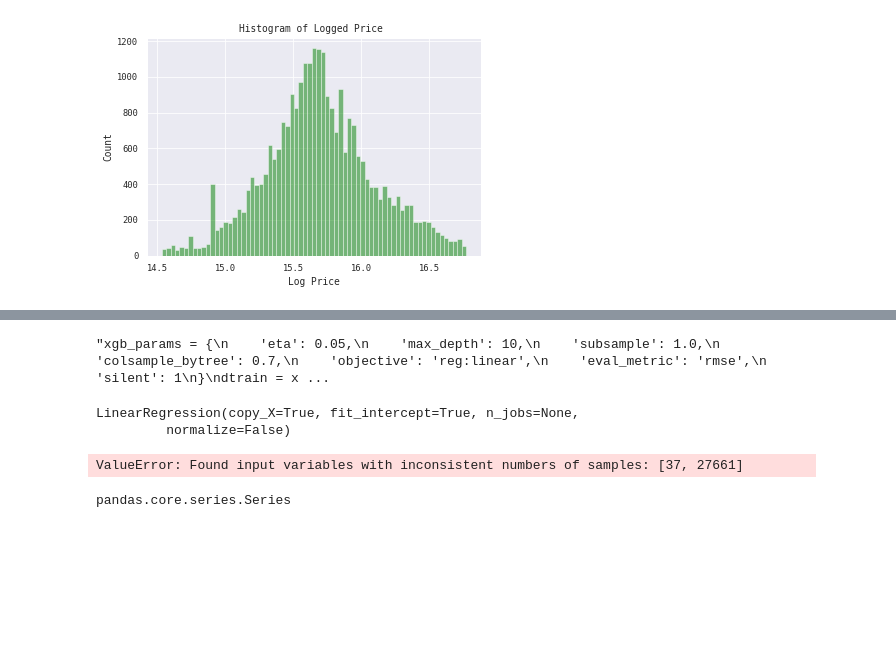
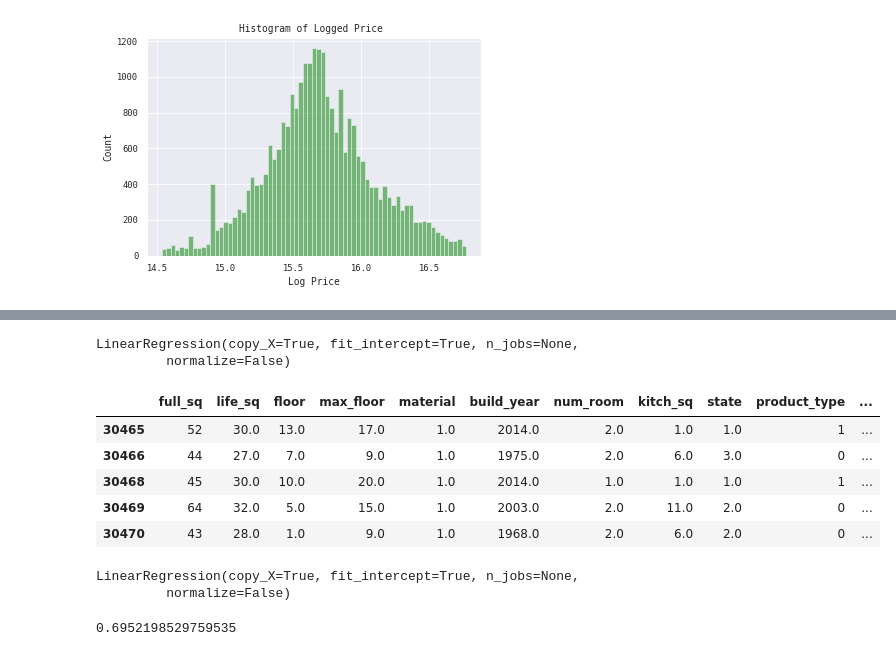
Before and after one commit to quedogf94/Spring2019_Project1, a Jupyter notebook: Goal_1.ipynb, the cells around one changed output, grey strips where cells are left out. Saved outputs shown, nothing was run; the diff lists cells and outputs as text; code cells hidden in the pictures; blank space fills up the shorter version.

Commit message:
Finally got the Linear Regression model to work, did more code cleanup.

```diff
--- a/Goal_1.ipynb
+++ b/Goal_1.ipynb
@@ -342,28 +339,9 @@ plt.show()
 # %%
 remove_list = ['cafe_sum_5000_max_price_avg','16_29_male', 'female_f','full_all', 'male_f','log_price']
 corr_target_f = [x for x in corr_target_f if x not in remove_list]
-# %%
-train_y = train_set.log_price.values
-#train_X = train_set.drop(["id", "timestamp", "price_doc", "log_price"], axis=1)
-train_X = [corr_target_f]
-'''xgb_params = {
-    'eta': 0.05,
-    'max_depth': 10,
-    'subsample': 1.0,
-    'colsample_bytree': 0.7,
-    'objective': 'reg:linear',
-    'eval_metric': 'rmse',
-    'silent': 1
-}
-dtrain = xgb.DMatrix(train_X, train_y, feature_names=train_X.columns.values)
-model = xgb.train(dict(xgb_params, silent=0), dtrain, num_boost_round=100)
-remain_num = 99'''
-#train_X
-#str(train_y.shape) + str(len(train_X))
-#corr_target.head
-#corr_target
-# %% [output]
-"xgb_params = {\n    'eta': 0.05,\n    'max_depth': 10,\n    'subsample': 1.0,\n    'colsample_bytree': 0.7,\n    'objective': 'reg:linear',\n    'eval_metric': 'rmse',\n    'silent': 1\n}\ndtrain = x ...
+# %%
+train_y = train_set.log_price.values
+train_X = train_set.drop(["id", "timestamp", "price_doc", "log_price"], axis=1)
 # %%
 reg = LinearRegression()
 reg
@@ -382,8 +351,15 @@ for column in corr_target.columns:
+# %%
+train_X = train_X.fillna(train_df.median())
+train_X.tail()
+# %% [output]
+|  | full_sq | life_sq | floor | max_floor | material | build_year | num_room | kitch_sq | state | product_type | ... |
+| 30465 | 52 | 30.0 | 13.0 | 17.0 | 1.0 | 2014.0 | 2.0 | 1.0 | 1.0 | 1 | ... |
+| 30466 | 44 | 27.0 | 7.0 | 9.0 | 1.0 | 1975.0 | 2.0 | 6.0 | 3.0 | 0 | ... |
+| 30468 | 45 | 30.0 | 10.0 | 20.0 | 1.0 | 2014.0 | 1.0 | 1.0 | 1.0 | 1 | ... |
+| 30469 | 64 | 32.0 | 5.0 | 15.0 | 1.0 | 2003.0 | 2.0 | 11.0 | 2.0 | 0 | ... |
+| 30470 | 43 | 28.0 | 1.0 | 9.0 | 1.0 | 1968.0 | 2.0 | 6.0 | 2.0 | 0 | ... |
 # %%
-reg.fit(corr_target,train_y)
+reg.fit(train_X,train_y)
 # %% [output]
-ValueError: Found input variables with inconsistent numbers of samples: [37, 27661]
+LinearRegression(copy_X=True, fit_intercept=True, n_jobs=None,
+         normalize=False)
-# %%
-type(train_df['church_count_1000'])
-# %% [output]
-pandas.core.series.Series
@@ -391,0 +368,4 @@ pandas.core.series.Series
+# %%
+metrics.r2_score(train_y,pred)
+# %% [output]
+0.6952198529759535
```
Also changed, not shown: parts of 21 cells of this notebook.
